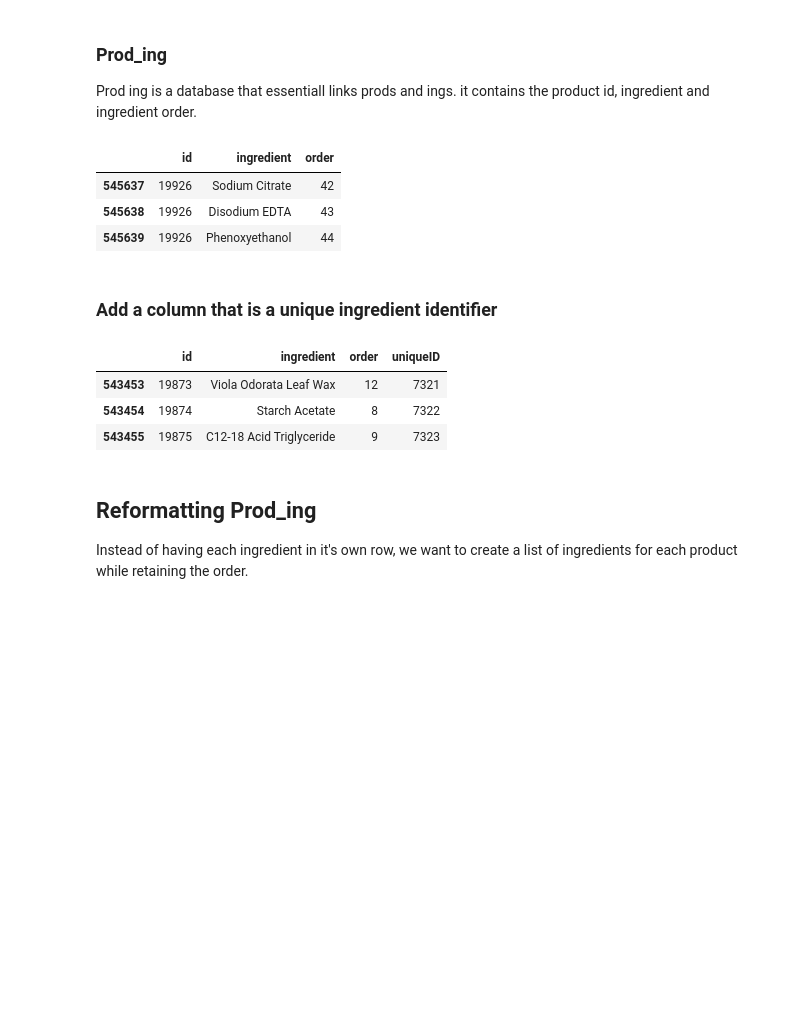
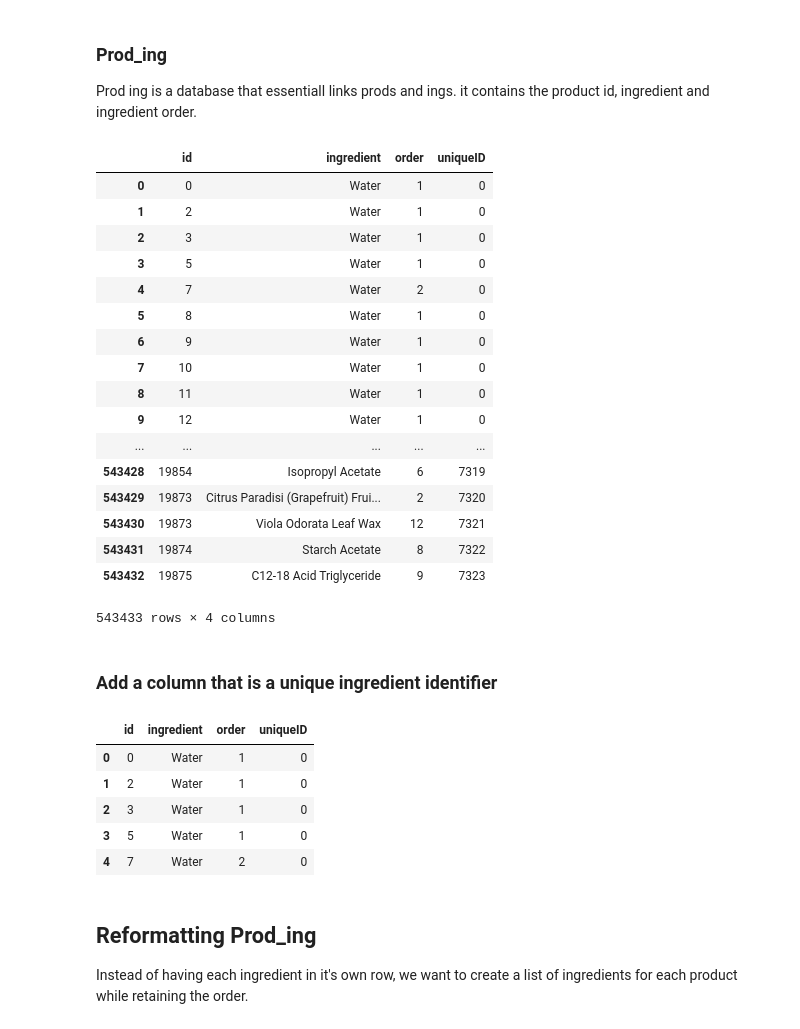
Before and after one commit to isabelbbeard/fp-python, a Jupyter notebook: 02_RecommnedationEngine.ipynb, the cells around one changed output. Drawn from its saved outputs; the diff is of its cells as text; code cells hidden in the pictures; blank space fills up the shorter version.

Commit message:
Rerun order on dataframe

```diff
--- a/02_RecommnedationEngine.ipynb
+++ b/02_RecommnedationEngine.ipynb
@@ -73,24 +108,40 @@ prods.head(3)
 ### Prod_ing
 Prod ing is a database that essentiall links prods and ings. it contains the product id, ingredient and ingredient order.
 # %%
-prod_ing.tail(3)
+prod_ing
 # %% [output]
-|  | id | ingredient | order |
-| 545637 | 19926 | Sodium Citrate | 42 |
-| 545638 | 19926 | Disodium EDTA | 43 |
-| 545639 | 19926 | Phenoxyethanol | 44 |
+|  | id | ingredient | order | uniqueID |
+| 0 | 0 | Water | 1 | 0 |
+| 1 | 2 | Water | 1 | 0 |
+| 2 | 3 | Water | 1 | 0 |
+| 3 | 5 | Water | 1 | 0 |
+| 4 | 7 | Water | 2 | 0 |
+| 5 | 8 | Water | 1 | 0 |
+| 6 | 9 | Water | 1 | 0 |
+| 7 | 10 | Water | 1 | 0 |
+| 8 | 11 | Water | 1 | 0 |
+| 9 | 12 | Water | 1 | 0 |
+| ... | ... | ... | ... | ... |
+| 543428 | 19854 | Isopropyl Acetate | 6 | 7319 |
+| 543429 | 19873 | Citrus Paradisi (Grapefruit) Frui... | 2 | 7320 |
+| 543430 | 19873 | Viola Odorata Leaf Wax | 12 | 7321 |
+| 543431 | 19874 | Starch Acetate | 8 | 7322 |
+| 543432 | 19875 | C12-18 Acid Triglyceride | 9 | 7323 |
+543433 rows × 4 columns
 # %% [markdown]
 ### Add a column that is a unique ingredient identifier
 # %%
 #id is product id
 #uniqueID is ingredient ID
 prod_ing = pd.merge(prod_ing, ing_uniqueID, on='ingredient')
-prod_ing.tail(3)
+prod_ing.head()
 # %% [output]
 |  | id | ingredient | order | uniqueID |
-| 543453 | 19873 | Viola Odorata Leaf Wax | 12 | 7321 |
-| 543454 | 19874 | Starch Acetate | 8 | 7322 |
-| 543455 | 19875 | C12-18 Acid Triglyceride | 9 | 7323 |
+| 0 | 0 | Water | 1 | 0 |
+| 1 | 2 | Water | 1 | 0 |
+| 2 | 3 | Water | 1 | 0 |
+| 3 | 5 | Water | 1 | 0 |
+| 4 | 7 | Water | 2 | 0 |
 # %% [markdown]
 ## Reformatting Prod_ing
 Instead of having each ingredient in it's own row, we want to create a list of ingredients for each product while retaining the order.
```
Also changed, not shown: parts of 6 cells of this notebook, 2 other files.
